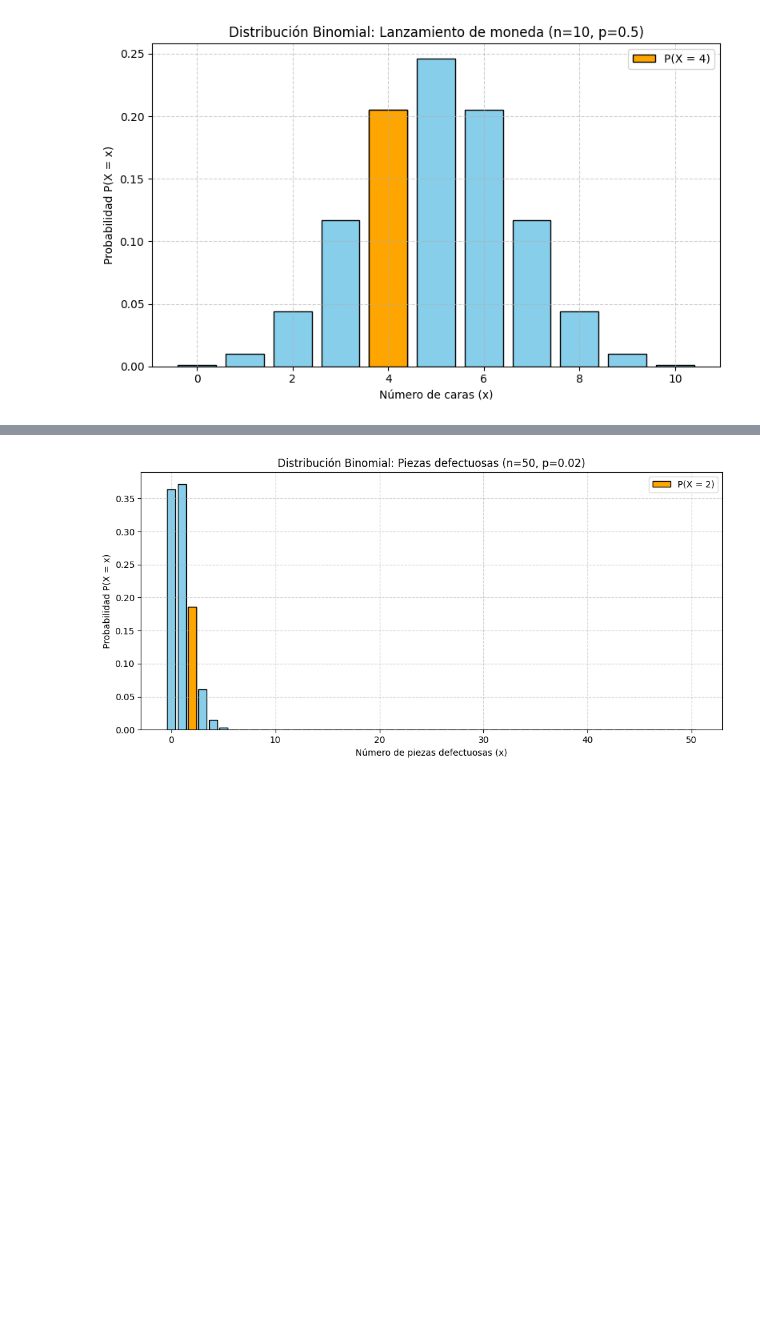
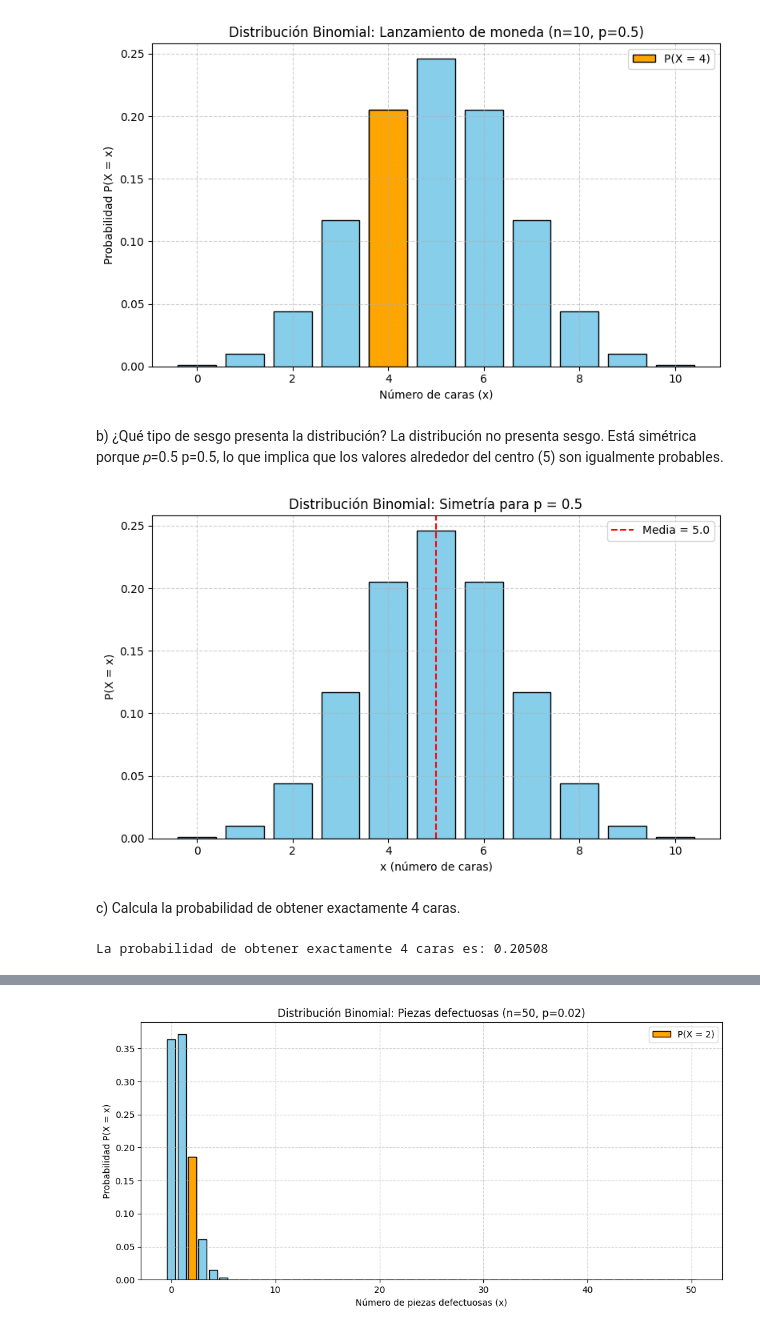
Before and after one commit to andyarzate28/Binomial-team, a Jupyter notebook: andrea.ipynb, the cells around one changed output, grey strips where cells are left out. Saved outputs shown, nothing was run; the diff lists cells and outputs as text; code cells hidden in the pictures; blank space fills up the shorter version.

```diff
--- a/andrea.ipynb
+++ b/andrea.ipynb
@@ -49,0 +52,55 @@ plt.show()
+# %% [markdown]
+b) ¿Qué tipo de sesgo presenta la distribución?
+La distribución no presenta sesgo.
+Está simétrica porque
+𝑝=0.5
+p=0.5, lo que implica que los valores alrededor del centro (5) son igualmente probables.
+# %%
+import matplotlib.pyplot as plt
+import numpy as np
+from scipy.stats import binom
+
+# Parámetros de la distribución
+n = 10
+p = 0.5
+mu = n * p  # media
+
+# Valores posibles de X
+x = np.arange(0, n + 1)
+y = binom.pmf(x, n, p)
+
+# Gráfica de la distribución
+plt.figure(figsize=(8, 5))
+plt.bar(x, y, color="skyblue", edgecolor="black")
+
+# Línea en la media
+plt.axvline(mu, color="red", linestyle="--", label=f"Media = {mu}")
+
+# Detalles del gráfico
+plt.title("Distribución Binomial: Simetría para p = 0.5")
+plt.xlabel("x (número de caras)")
+plt.ylabel("P(X = x)")
+plt.legend()
+plt.grid(True, linestyle="--", alpha=0.6)
+
+plt.tight_layout()
+plt.show()
+# %% [output]
+[figure, added]
+# %% [markdown]
+c) Calcula la probabilidad de obtener exactamente 4 caras.
+# %%
+from math import comb
+
+# Parámetros del problema
+n = 10      # número de lanzamientos
+p = 0.5     # probabilidad de obtener cara
+k = 4       # número de caras deseado
+
+# Cálculo de la probabilidad binomial
+prob = comb(n, k) * (p ** k) * ((1 - p) ** (n - k))
+
+# Mostrar resultado
+print(f"La probabilidad de obtener exactamente {k} caras es: {prob:.5f}")
+# %% [output]
+La probabilidad de obtener exactamente 4 caras es: 0.20508
```
Also changed, not shown: parts of 15 cells of this notebook.
